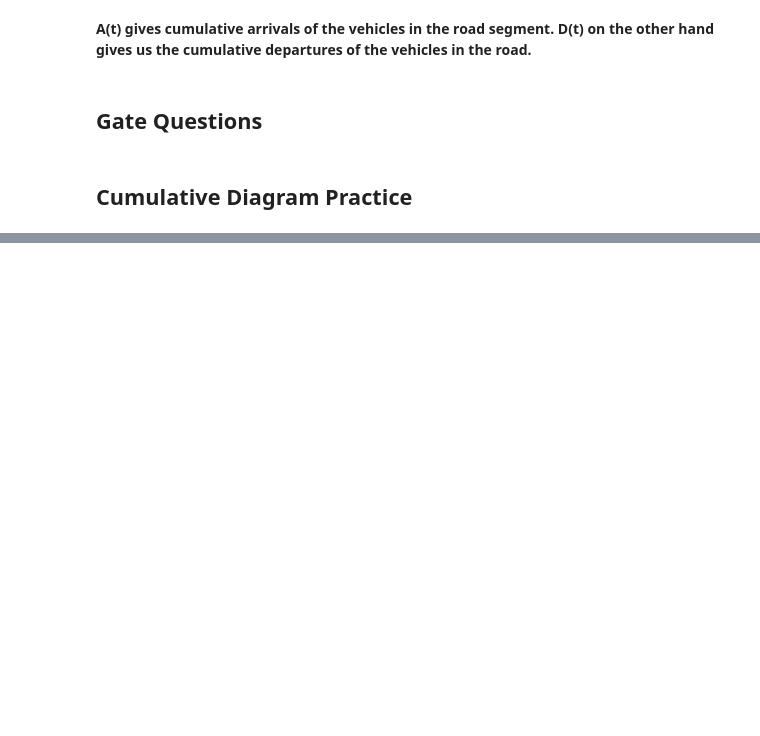
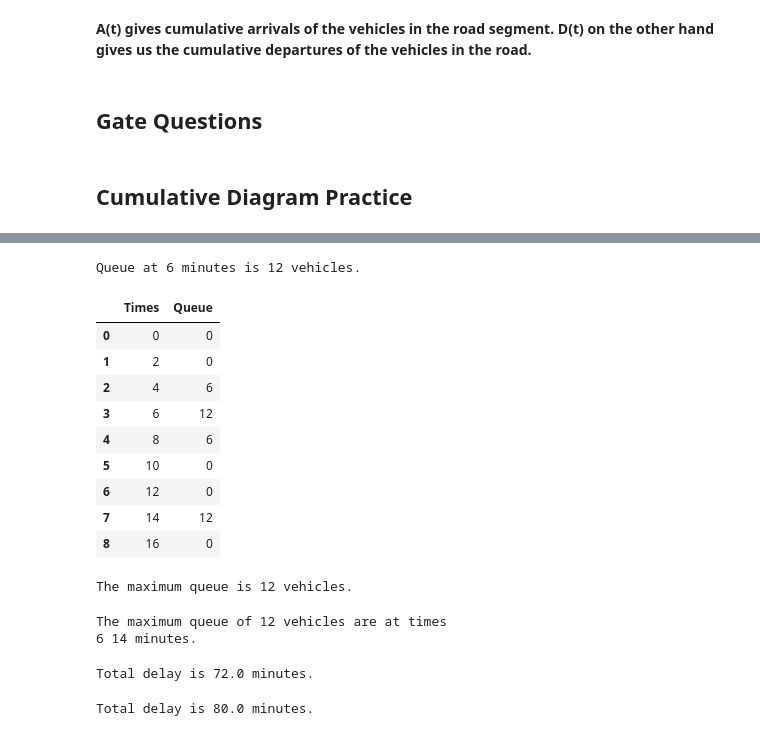
Before and after one commit to lotlouischoitslab/Computational_Transportation_Science, a Jupyter notebook: 00Traffic_Theory/02Cumulative_Diagrams.ipynb, the cells around one changed output, grey strips where cells are left out. Cells and saved outputs as stored; diff of their text form; code cells hidden in the pictures; blank space fills up the shorter version.

```diff
--- a/00Traffic_Theory/02Cumulative_Diagrams.ipynb
+++ b/00Traffic_Theory/02Cumulative_Diagrams.ipynb
@@ -74,0 +124,48 @@ plt.plot(df)
+# %%
+#Queue size at t = 6 minutes
+t = 6
+arrival = df['Arrival'][t]
+departure = df['Departure'][t]
+queue = arrival-departure
+print('Queue at',str(t),'minutes is',str(queue),'vehicles.')
+# %% [output]
+Queue at 6 minutes is 12 vehicles.
+# %%
+#Maximum Queue size
+queues = []
+times = []
+queue_size = 0
+idx = 0
+for t,arrival,depart in zip(time['Time'],df['Arrival'],df['Departure']):
+    queue_size = arrival-depart
+    queues.append(queue_size)
+    times.append(t)
+# %%
+results = pd.DataFrame({'Times':times,'Queue':queues})
+# %%
+results
+# %% [output]
+|  | Times | Queue |
+| 0 | 0 | 0 |
+| 1 | 2 | 0 |
+| 2 | 4 | 6 |
+| 3 | 6 | 12 |
+| 4 | 8 | 6 |
+| 5 | 10 | 0 |
+| 6 | 12 | 0 |
+| 7 | 14 | 12 |
+| 8 | 16 | 0 |
+# %%
+max_queue = np.max(results['Queue'])
+print('The maximum queue is',max_queue,'vehicles.')
+# %% [output]
+The maximum queue is 12 vehicles.
+# %%
+max_queue_index = list(results[results['Queue']==max_queue].index.values)
+print('The maximum queue of',max_queue,'vehicles are at times')
+for i in max_queue_index:
+    print(results['Times'][i],end=' ')
+print('minutes.')
+# %% [output]
+The maximum queue of 12 vehicles are at times
+6 14 minutes.
@@ -74,0 +177,16 @@ plt.plot(df)
+# %%
+interval = 2
+arrival = trapz(df['Arrival'], dx=interval)
+departure = trapz(df['Departure'],dx=interval)
+total_delay = arrival-departure
+print('Total delay is',total_delay,'minutes.')
+# %% [output]
+Total delay is 72.0 minutes.
+# %%
+interval = 2
+arrival = simpson(df['Arrival'], dx=interval)
+departure = simpson(df['Departure'],dx=interval)
+total_delay = arrival-departure
+print('Total delay is',total_delay,'minutes.')
+# %% [output]
+Total delay is 80.0 minutes.
```
Also changed, not shown: parts of 13 cells of this notebook.
